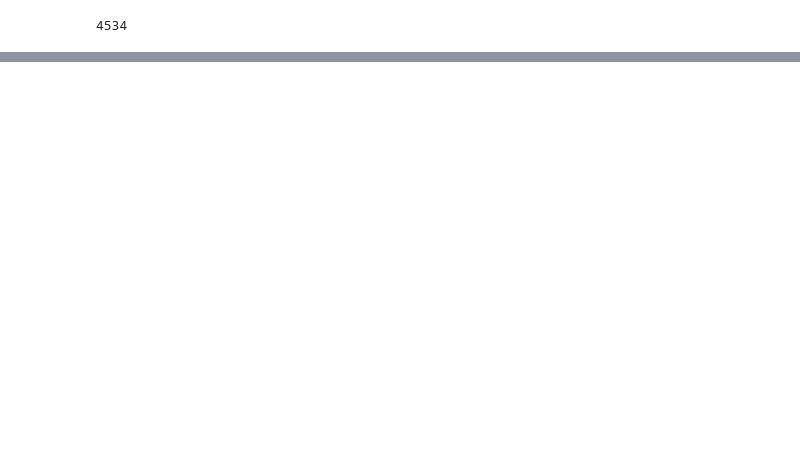
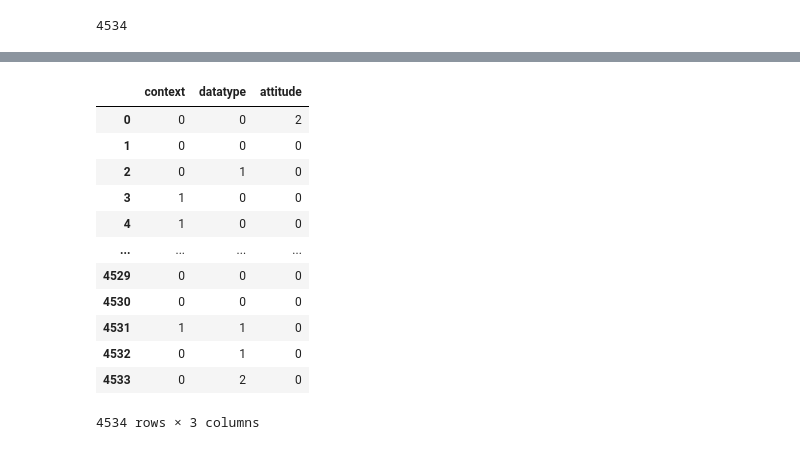
Before and after one commit to ckhinvasara/MoE-Model-for-Bias-Detection, a Jupyter notebook: Individual_models_accuracy.ipynb, the cells around one changed output, grey strips where cells are left out. Drawn from its saved outputs; the diff is of its cells as text; code cells hidden in the pictures; blank space fills up the shorter version.

```diff
--- a/Individual_models_accuracy.ipynb
+++ b/Individual_models_accuracy.ipynb
@@ -639,2 +602,18 @@ labels_df
 | 4533 | 0 | 2 | 0 |
 4534 rows × 3 columns
+# %%
+labels_df
+# %% [output]
+|  | context | datatype | attitude |
+| 0 | 0 | 0 | 2 |
+| 1 | 0 | 0 | 0 |
+| 2 | 0 | 1 | 0 |
+| 3 | 1 | 0 | 0 |
+| 4 | 1 | 0 | 0 |
+| ... | ... | ... | ... |
+| 4529 | 0 | 0 | 0 |
+| 4530 | 0 | 0 | 0 |
+| 4531 | 1 | 1 | 0 |
+| 4532 | 0 | 1 | 0 |
+| 4533 | 0 | 2 | 0 |
+4534 rows × 3 columns
```
Also changed, not shown: parts of 29 cells of this notebook.
